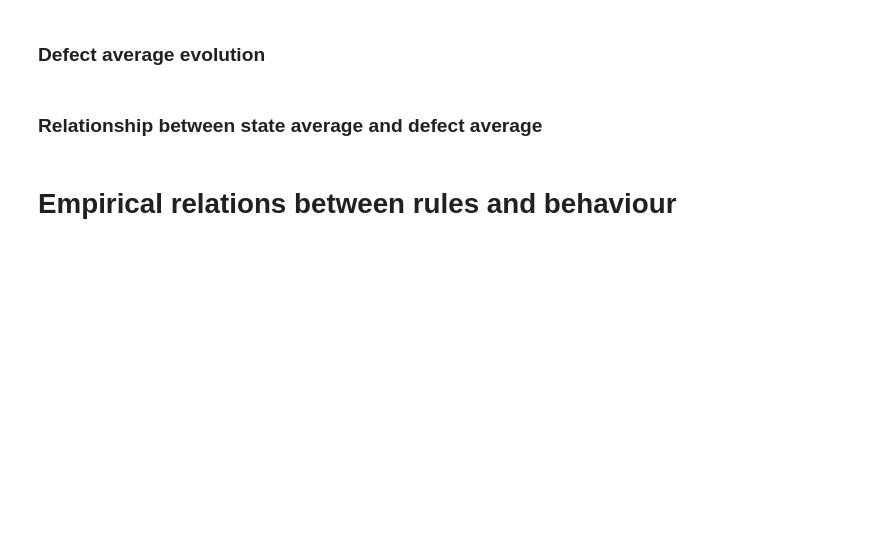
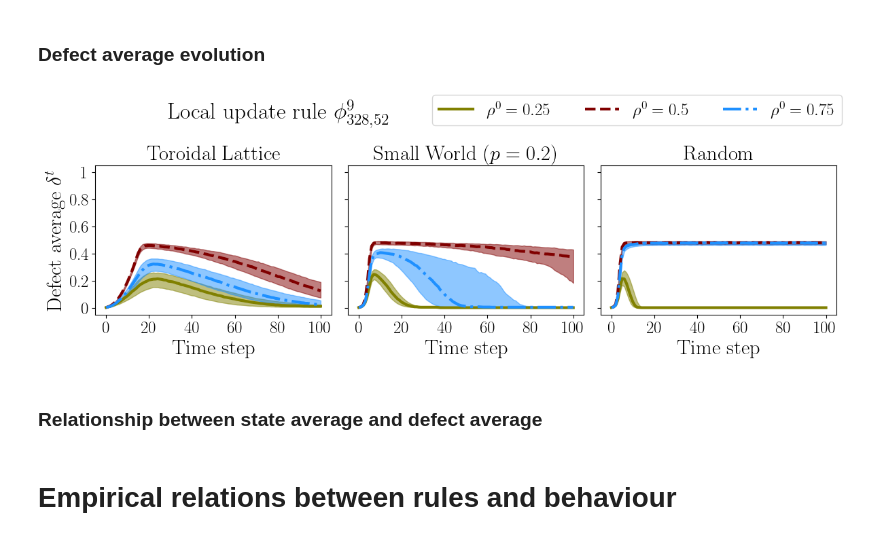
Before and after one commit to mrollier/network_automata_robustness, a Jupyter notebook: manuscript/essential-metrics_figures.ipynb, the cells around one changed output. Drawn from its saved outputs; the diff is of its cells as text; code cells hidden in the pictures; blank space fills up the shorter version.

```diff
--- a/manuscript/essential-metrics_figures.ipynb
+++ b/manuscript/essential-metrics_figures.ipynb
@@ -739,3 +836,84 @@ if SAVEFIG:
+# %%
+SAVEFIG = False
+savename_prefix = "defect-average-evolution_three-networks_"
+
+# choose LLCA that will be topologically generalised
+life_like_dict = return_life_like_dict()
+life_like_name = "morley"
+
+# make LLNA
+resolution = 9
+beta, sigma = life_like_dict[life_like_name]
+B_set = binary_indices(beta)
+S_set = binary_indices(sigma)
+model = LLNA(resolution, B_set, S_set, iso=True)
+
+num_nodes = L**2
+T = 100
+
+def init_config_with_dens(N, dens):
+    # defines a random initial configuration with a fixed state density
+    s0 = np.zeros(N, dtype=int)
+    s0[:np.round(dens*N).astype(int)] = 1.
+    np.random.shuffle(s0)
+    return s0
+
+num_config = 1000
+init_dens_list = [0.25, 0.5, 0.75]
+init_dens_str_list = [f"$1/4$", f"$2/4$", f"$3/4$"]
+init_dens_colors = ['olive', 'maroon', 'dodgerblue']
+ls_list = ['-', '--', '-.']
+
+fig, axs = plt.subplots(1, len(graphs), figsize=(4*len(graphs), 4), sharey=True)
+fontsize=22
+alpha_factor = 0.05
+
+for edge, graph_name, ax in tqdm(zip(edges, graph_names, axs), total=len(graphs)):
+    for init_dens, init_dens_str, color, ls in zip(init_dens_list, init_dens_str_list, init_dens_colors, ls_list):
+        # find a number of initial configurations with a fixed density
+        init_configs = np.array([init_config_with_dens(num_nodes, init_dens) for _ in range(num_config)])
+        # find a number of unique defects. We can use the same function for this
+        init_configs_defects = np.eye(num_nodes, dtype=int)[np.random.randint(0,num_nodes,num_config)]
+        # create an initial configuration with the appropriate damage
+        init_configs_damage = np.bitwise_xor(init_configs, init_configs_defects)
+        # run simulation over a number of time steps for the original and defect thing
+        configs = model.forward(edge, tc.tensor(init_configs), T=T).numpy().astype(int)
+        configs_damage = model.forward(edge, tc.tensor(init_configs_damage), T=T).numpy().astype(int)
+        damage = np.bitwise_xor(configs, configs_damage)
+        # calculate the mean damage over all nodes
+        means_damage_over_nodes = np.mean(damage, axis=2).T
+        # calcule the quartiles for each time step
+        Q1_of_means = np.quantile(means_damage_over_nodes, 0.25, axis=1)
+        Q2_of_means = np.quantile(means_damage_over_nodes, 0.50, axis=1)
+        Q3_of_means = np.quantile(means_damage_over_nodes, 0.75, axis=1)
+        # plot
+        # ax.plot(means_damage_over_nodes, alpha=alpha_factor*100/num_config, color=color)
+        ax.plot(Q2_of_means, lw=3, color=color, ls=ls, label=f"$\\rho^0 = {init_dens}$")
+        ax.fill_between(range(T+1), Q1_of_means, Q3_of_means, lw=1, color=color, alpha=0.5)
+    ax.set_title(f"{graph_name}", fontsize=fontsize)
+    ax.set_xlabel("Time step", fontsize=fontsize)
+    ax.set_ylim([-0.05, 1.05])
+    yticks = [0, .2, .4, .6, .8, 1]
+    ax.set_yticks(yticks)
+    ax.set_yticklabels(yticks, fontsize=fontsize-4)
+    xticks = [0, 20, 40, 60, 80, 100]
+    ax.set_xticks(xticks)
+    ax.set_xticklabels(xticks, fontsize=fontsize-4)
+axs[0].set_ylabel("Defect average $\\delta^t$", fontsize=fontsize)
+
+# Add a single legend for all subplots
+handles, labels = axs[0].get_legend_handles_labels()
+fig.legend(handles, labels, loc='upper right', ncol=len(graphs), fontsize=fontsize-4, bbox_to_anchor=(1, 1.04) )
+
+fig.suptitle(f"Local update rule {model.__str__(latex=True)}", fontsize=fontsize+2, x=0.3, y=.985)
+fig.tight_layout()
+
+savename = savename_prefix + model.__str__() + ".pdf"
+
+if SAVEFIG:
+    plt.savefig(f"figures/{savename}", bbox_inches='tight')
+# %% [output]
+[figure, added]
 # %% [markdown]
 ### Relationship between state average and defect average
 # %% [markdown]
```
Also changed, not shown: parts of 10 cells of this notebook, 2 other files.
